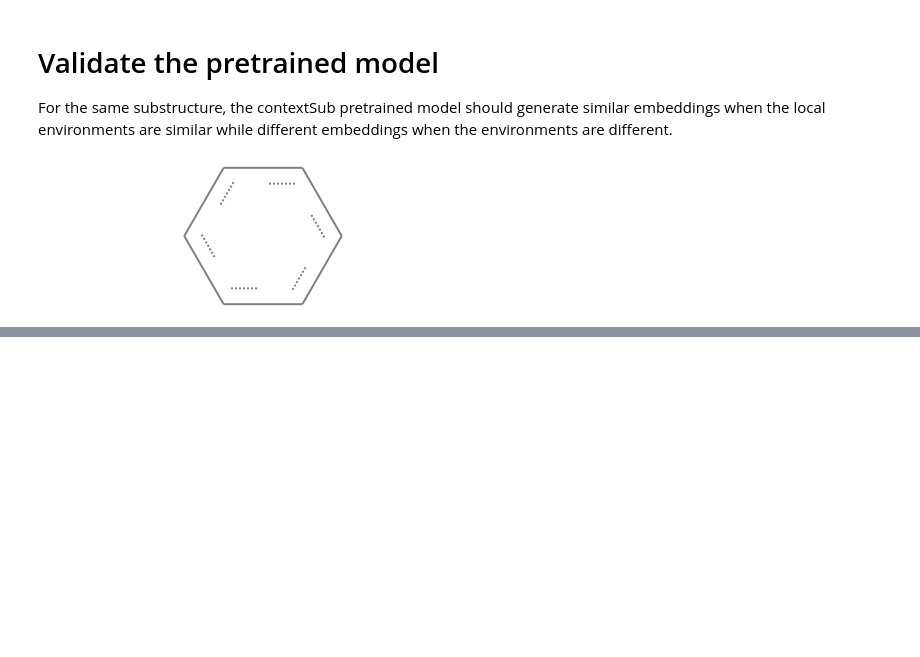
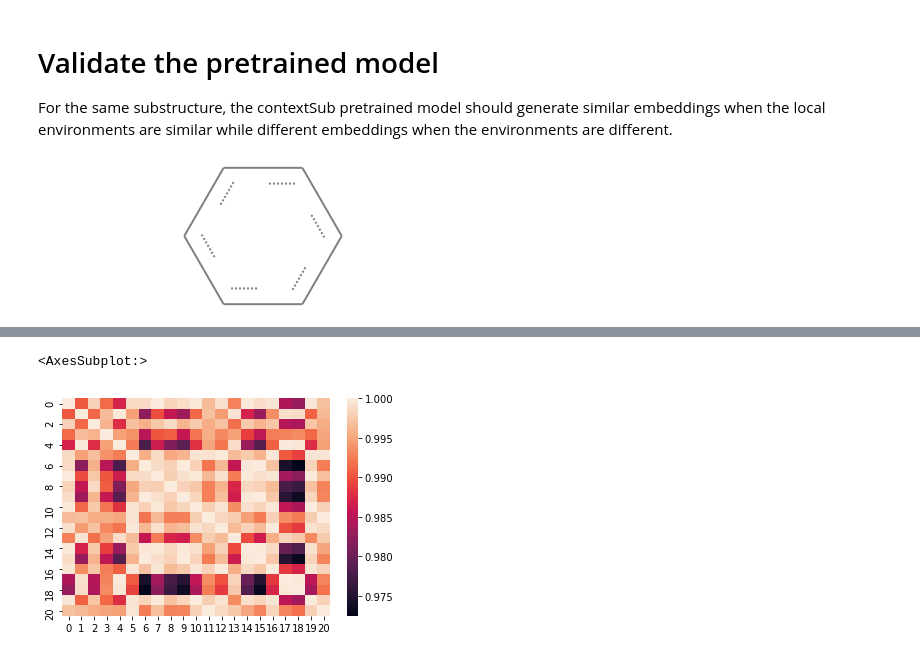
Before and after one commit to thomasly/slgnn, a Jupyter notebook: contextSub_pretrained_model_validation.ipynb, the cells around one changed output, grey strips where cells are left out. Cells and saved outputs as stored; diff of their text form; code cells hidden in the pictures; blank space fills up the shorter version.

```diff
--- a/contextSub_pretrained_model_validation.ipynb
+++ b/contextSub_pretrained_model_validation.ipynb
@@ -34,0 +64,5 @@ pattern_embs, y = evaluate_pretraining(pattern, chm, "contextSub/trained_models/
+# %%
+sns.heatmap(cosine_similarity(pattern_embs, pattern_embs))
+# %% [output]
+<AxesSubplot:>
+[figure, added]
```
Also changed, not shown: parts of 103 cells of this notebook, 4 other files.
